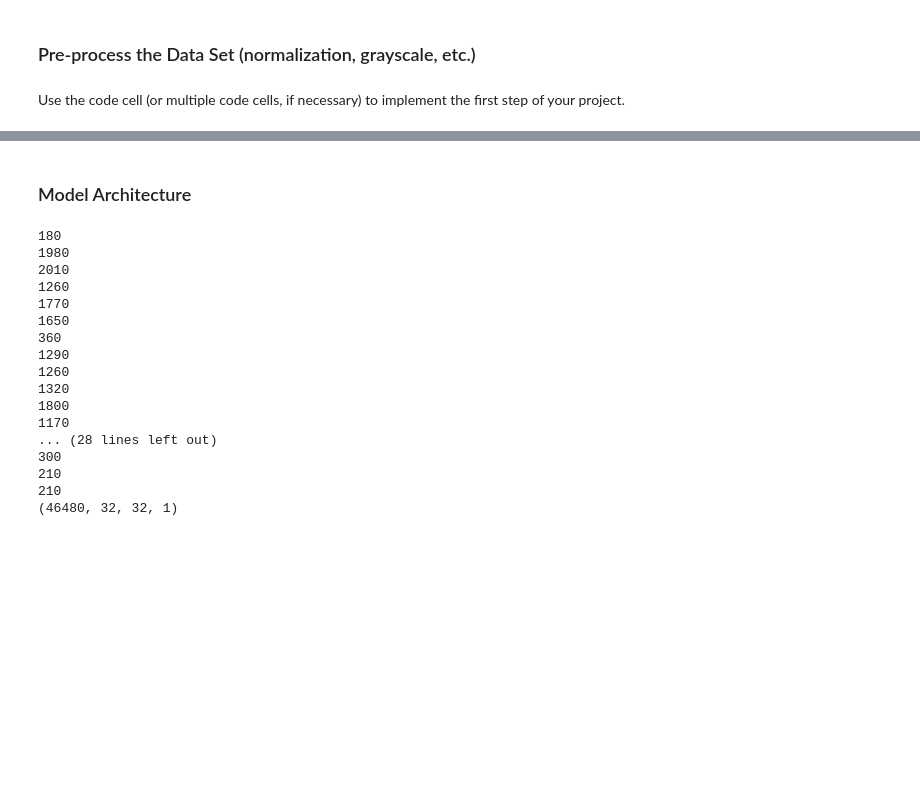
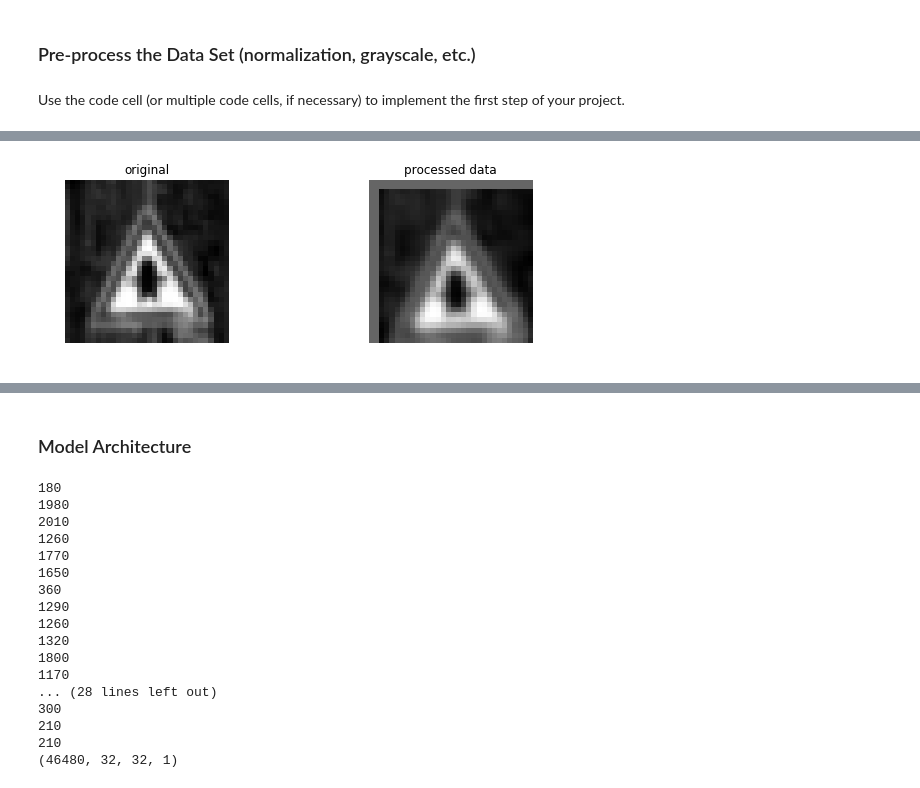
Before and after one commit to Sundeedee/CarND-Traffic-Sign-Classifier-Project, a Jupyter notebook: Traffic_Sign_Classifier.ipynb, the cells around one changed output, grey strips where cells are left out. Cells and saved outputs as stored; diff of their text form; code cells hidden in the pictures; blank space fills up the shorter version.

Commit message:
Third update with 93.3% test accuracy

```diff
--- a/Traffic_Sign_Classifier.ipynb
+++ b/Traffic_Sign_Classifier.ipynb
@@ -145,22 +145,24 @@ def grayscale(img):
     img = cv2.cvtColor(img, cv2.COLOR_BGR2GRAY)
     return img
 def normalize(data):
-    return (data/256).astype(np.float32)
+    return ((data-128)/128).astype(np.float32)
 def preprocess(data):
-    gray_images = []
-    for image in data:
-        gray = grayscale(image)
-        gray_images.append(gray)
 
-    return np.array(gray_images)
+    return np.sum(data/3, axis=3, keepdims=True)
 
 
 
+print("Original shape:", X_train.shape)
 X_train = preprocess(X_train)
 
 
 X_valid = preprocess(X_valid)
-X_valid = X_valid[..., newaxis]
+
 
 X_test = preprocess(X_test)
-X_test = X_test[..., newaxis]
+
+
+X_train = normalize(X_train)
+print("New shape:", X_train.shape)
+X_valid = normalize(X_valid)
+X_test = normalize(X_test)
@@ -218,0 +172,80 @@ axs[1].set_title('processed data')
+# %%
+def translate_img(img):
+    rows,cols,ch = img.shape
+    M = np.float32([[1,0,random.randint(1,2)],[0,1,random.randint(1,2)]])
+    dst = cv2.warpAffine(img,M,(cols,rows))
+    dst = dst[:,:,np.newaxis]
+    return dst
+def brightness_img(img):
+    shifted = img + 1.0   # shift to (0,2) range
+    img_max_value = max(shifted.flatten())
+    max_coef = 2.0/img_max_value
+    min_coef = max_coef - 0.1
+    coef = np.random.uniform(min_coef, max_coef)
+    dst = shifted * coef - 1.0
+    return dst
+
+def affine_img(img):
+    rows,cols,ch = img.shape
+        # random scaling coefficients
+    rndx = np.random.rand(3) - 0.5
+    rndx *= cols * 0.06   # this coefficient determines the degree of warping
+    rndy = np.random.rand(3) - 0.5
+    rndy *= rows * 0.06
+
+    # 3 starting points for transform, 1/4 way from edges
+    x1 = cols/4
+    x2 = 3*cols/4
+    y1 = rows/4
+    y2 = 3*rows/4
+
+    pts1 = np.float32([[y1,x1],
+                       [y2,x1],
+                       [y1,x2]])
+    pts2 = np.float32([[y1+rndy[0],x1+rndx[0]],
+                       [y2+rndy[1],x1+rndx[1]],
+                       [y1+rndy[2],x2+rndx[2]]])
+
+    M = cv2.getAffineTransform(pts1,pts2)
+    dst = cv2.warpAffine(img,M,(cols,rows))
+    dst = dst[:,:,np.newaxis]
+    return dst
+
+def rotate_img(img):
+    rows,cols,ch = img.shape
+    M = cv2.getRotationMatrix2D((cols/2,rows/2),random.randint(-20,20),1)
+    dst = cv2.warpAffine(img,M,(cols,rows))
+    return dst
+
+def perspective_img(img):
+    rows,cols,ch = img.shape
+    pts1 = np.float32([[random.randint(1,2),random.randint(1,2)],[rows-random.randint(1,2),random.randint(1,2)],[random.randint(1,2),cols-random.randint(1,2)],[rows-random.randint(1,2),cols-random.randint(1,2)]])
+    pts2 = np.float32([[0,0],[rows,0],[0,cols],[rows,cols]])
+    M = cv2.getPerspectiveTransform(pts1,pts2)
+    dst = cv2.warpPerspective(img,M,(rows,cols))
+    dst = dst[:,:,np.newaxis]
+    return dst
+
+def get_fake_data(img):
+    img = brightness_img(img)
+    img = affine_img(img)
+    img = perspective_img(img)
+    img = translate_img(img)
+    #img = rotate_img(img)
+    #img = cv2.GaussianBlur(img,(3,3),0)
+    return img
+
+testimg = X_train[8888]
+print("shape:",testimg.shape)
+testimgresult = get_fake_data(testimg)
+
+fig, axs = plt.subplots(1,2, figsize=(10, 3))
+
+axs[0].axis('off')
+axs[0].imshow(testimg.squeeze(), cmap='gray')
+axs[0].set_title('original')
+
+axs[1].axis('off')
+axs[1].imshow(testimgresult.squeeze(), cmap='gray')
+axs[1].set_title('processed data')
+# %% [output]
@@ -218,0 +254 @@ axs[1].set_title('processed data')
+[figure, added]
```
Also changed, not shown: parts of 8 cells of this notebook, 3 other files.
